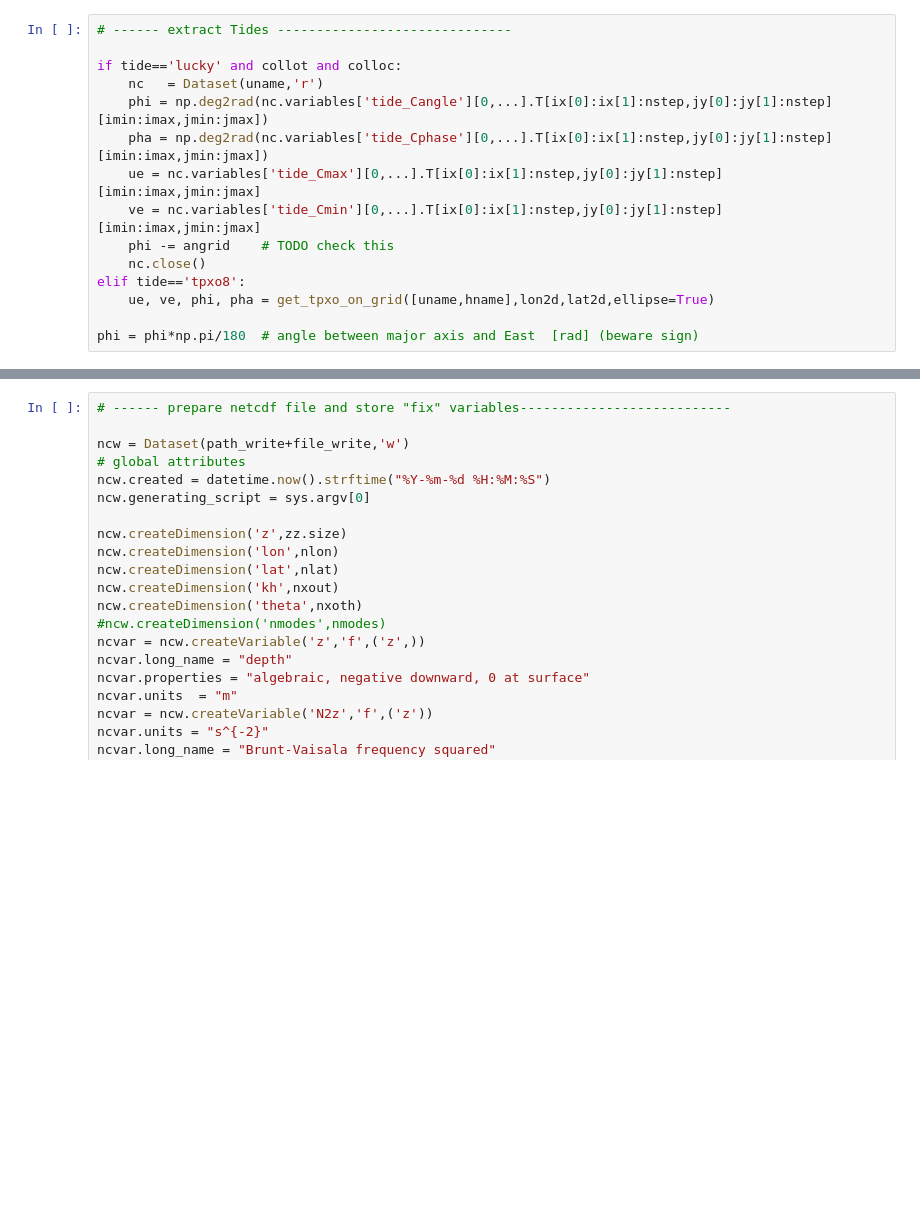
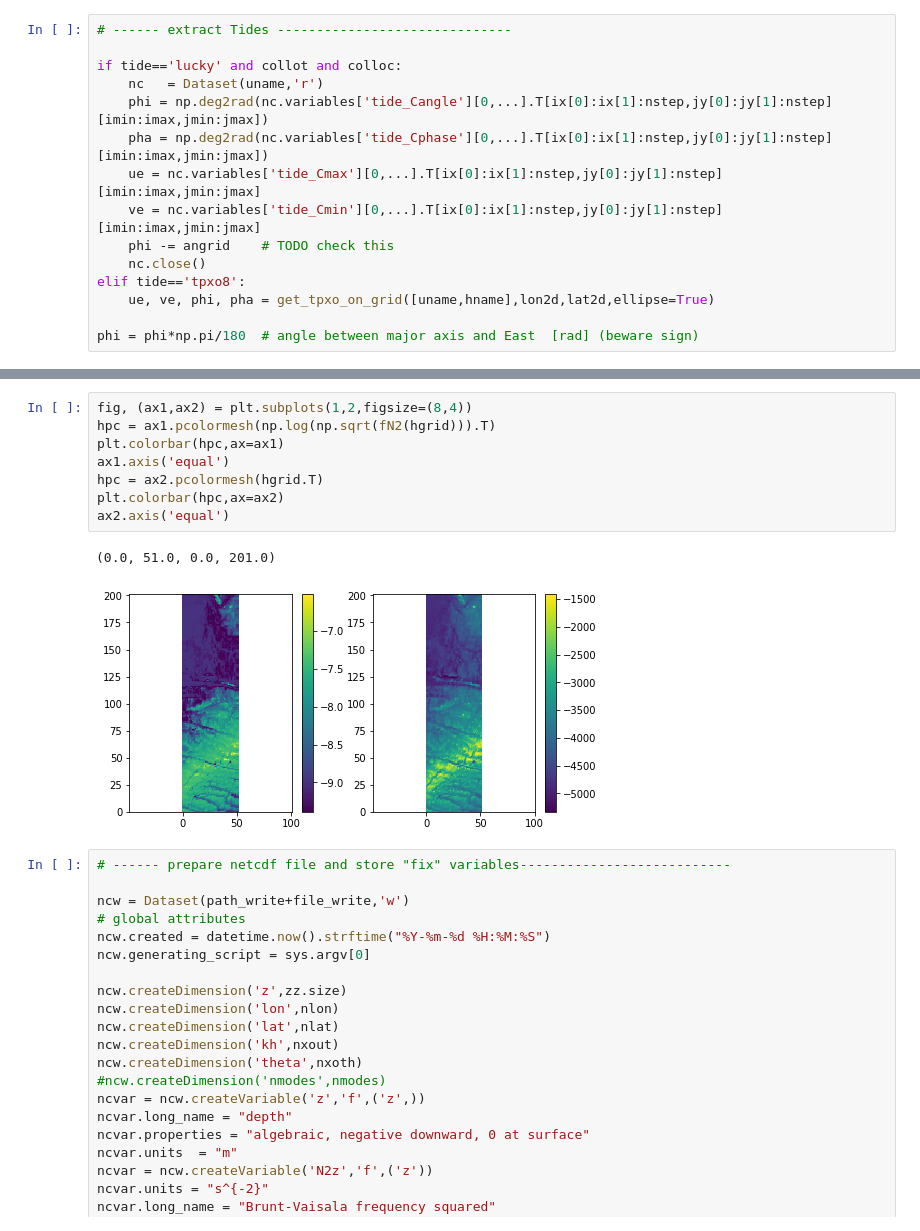
Before and after one commit to NoeLahaye/Int_Tide_Conv, a Jupyter notebook: comp_TideConv_tpxo.ipynb, the cells around one changed output, grey strips where cells are left out. Drawn from its saved outputs; the diff is of its cells as text; blank space fills up the shorter version.

```diff
--- a/comp_TideConv_tpxo.ipynb
+++ b/comp_TideConv_tpxo.ipynb
@@ -326,3 +337,14 @@ exponential interpolation for stratification: N0=0.003197301906220173, b=1499.54
+# %%
+fig, (ax1,ax2) = plt.subplots(1,2,figsize=(8,4))
+hpc = ax1.pcolormesh(np.log(np.sqrt(fN2(hgrid))).T)
+plt.colorbar(hpc,ax=ax1)
+ax1.axis('equal')
+hpc = ax2.pcolormesh(hgrid.T)
+plt.colorbar(hpc,ax=ax2)
+ax2.axis('equal')
+# %% [output]
+(0.0, 51.0, 0.0, 201.0)
+[figure, added]
 # %%
 # ------ prepare netcdf file and store "fix" variables---------------------------
 
```
Also changed, not shown: parts of 5 cells of this notebook, 2 other files.
